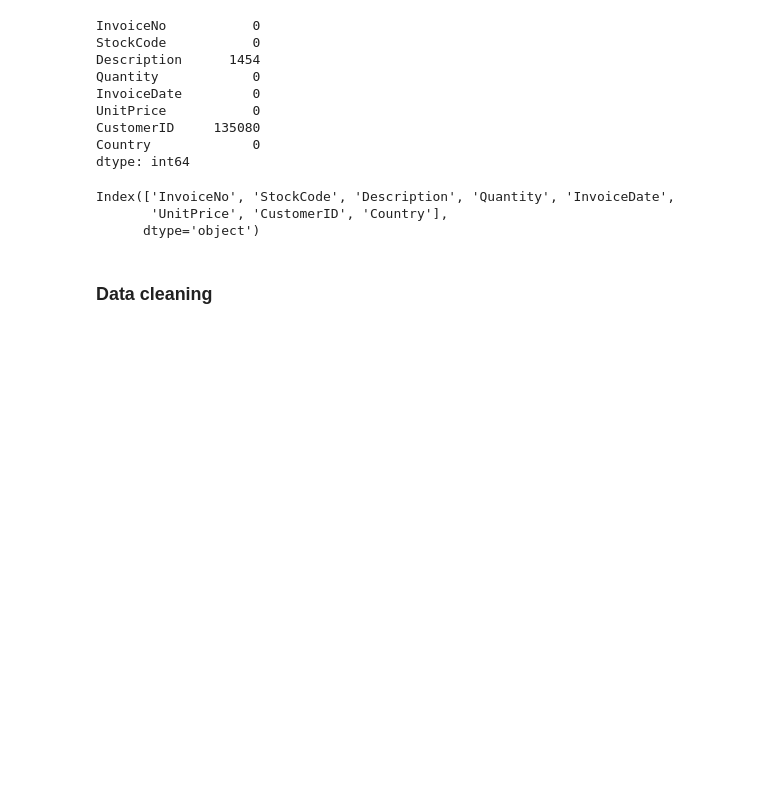
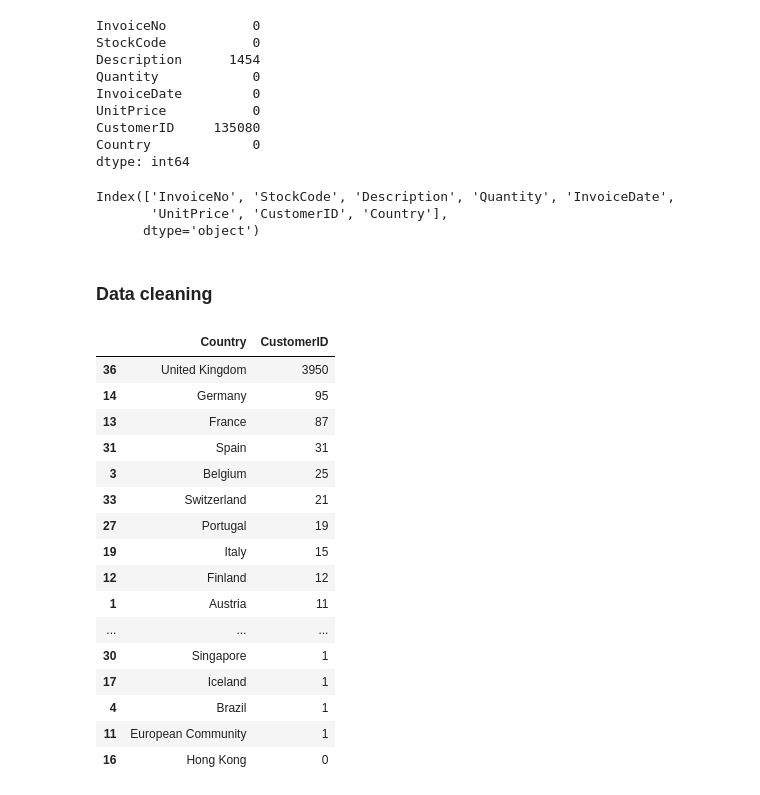
Before and after one commit to BiswajitPaul7/Online-Retail-Customer-Segmentation, a Jupyter notebook: Online_Retail_Customer_Segmentation_Solution_Capstone_Project.ipynb, the cells around one changed output. Cells and saved outputs as stored; diff of their text form; code cells hidden in the pictures; blank space fills up the shorter version.

```diff
--- a/Online_Retail_Customer_Segmentation_Solution_Capstone_Project.ipynb
+++ b/Online_Retail_Customer_Segmentation_Solution_Capstone_Project.ipynb
@@ -125,3 +125,25 @@ Index(['InvoiceNo', 'StockCode', 'Description', 'Quantity', 'InvoiceDate',
       dtype='object')
 # %% [markdown]
 ### Data cleaning
+# %%
+#Customer distribution by country
+country_cust_data=df[['Country','CustomerID']].drop_duplicates()
+country_cust_data.groupby(['Country'])['CustomerID'].aggregate('count').reset_index().sort_values('CustomerID', ascending=False)
+# %% [output]
+|  | Country | CustomerID |
+| 36 | United Kingdom | 3950 |
+| 14 | Germany | 95 |
+| 13 | France | 87 |
+| 31 | Spain | 31 |
+| 3 | Belgium | 25 |
+| 33 | Switzerland | 21 |
+| 27 | Portugal | 19 |
+| 19 | Italy | 15 |
+| 12 | Finland | 12 |
+| 1 | Austria | 11 |
+| ... | ... | ... |
+| 30 | Singapore | 1 |
+| 17 | Iceland | 1 |
+| 4 | Brazil | 1 |
+| 11 | European Community | 1 |
+| 16 | Hong Kong | 0 |
```
Also changed, not shown: parts of 11 cells of this notebook.
